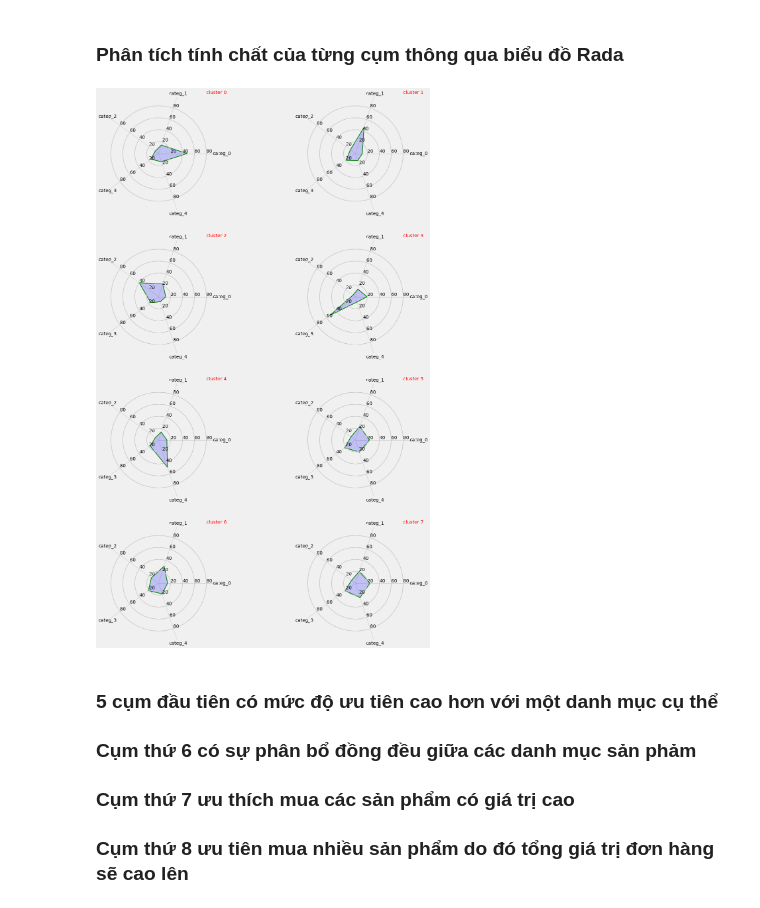
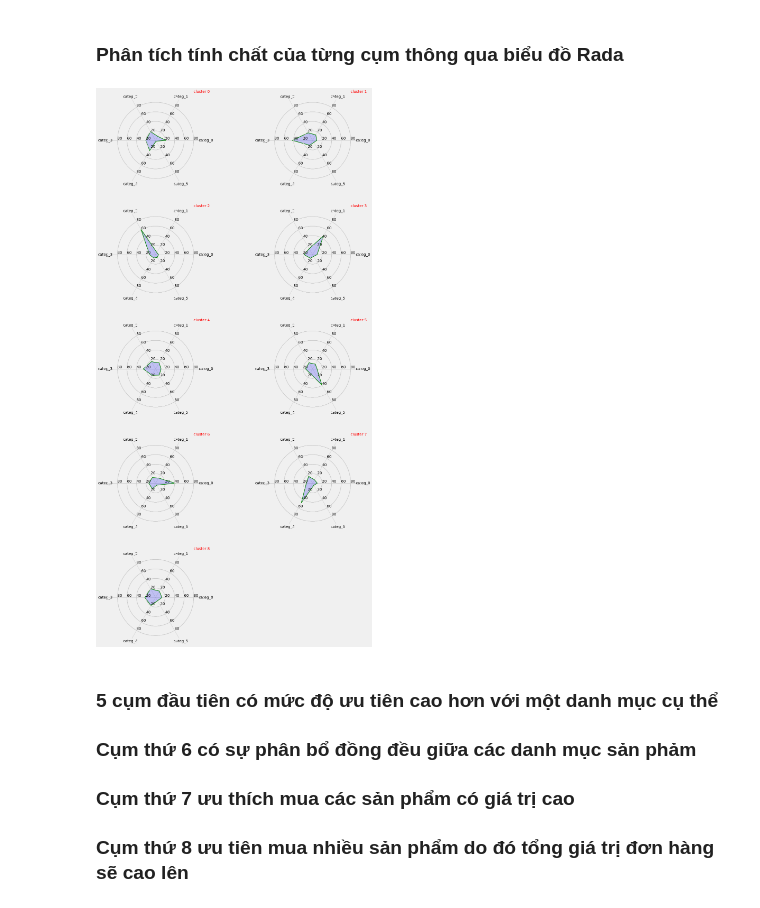
Before and after one commit to vukhanh09/customer_segmentation, a Jupyter notebook: src/Insight/cluster_customer.ipynb, the cells around one changed output. Drawn from its saved outputs; the diff is of its cells as text; code cells hidden in the pictures.

```diff
--- a/src/Insight/cluster_customer.ipynb
+++ b/src/Insight/cluster_customer.ipynb
@@ -26,10 +26,14 @@ selected_customers = pd.read_csv('../dataset/selected_customers.csv')
 # %% [markdown]
 ### Tìm số lượng cụm
 # %%
+silhouette_values = []
+
 for n_clusters in range(3,15):
     kmeans = KMeans(init='k-means++', n_clusters = n_clusters, n_init=30)
     kmeans.fit(scaled_matrix)
     clusters = kmeans.predict(scaled_matrix)
     silhouette_avg = silhouette_score(scaled_matrix, clusters)
+    silhouette_values.append(silhouette_avg)
+
     print("For n_clusters =", n_clusters, "The average silhouette_score is :", silhouette_avg)
 # %% [output]
@@ -50,5 +61,5 @@ For n_clusters = 14 The average silhouette_score is : 0.20083624840083084
 # %%
-n_clusters = 8
+n_clusters = 9
 kmeans = KMeans(init='k-means++', n_clusters = n_clusters, n_init=100)
 kmeans.fit(scaled_matrix)
 clusters_clients = kmeans.predict(scaled_matrix)
@@ -132,7 +143,7 @@ merged_df = merged_df.sort_values('sum')
 number of customers: 963
 # %%
 liste_index = []
-for i in range(5):
+for i in range(6):
     column = 'categ_{}'.format(i)
     liste_index.append(merged_df[merged_df[column] == merged_df[column].max()].index.values[0])
 
@@ -209,29 +221,29 @@ class RadarChart():
 # %%
 fig = plt.figure(figsize=(15,20))
 
 # attributes = ['count', 'mean', 'sum', 'categ_0', 'categ_1', 'categ_2', 'categ_3', 'categ_4']
 # ranges = [[0.01, 10], [0.01, 3000], [0.01, 6000], [0.01, 75], [0.01, 75], [0.01, 75], [0.01, 75], [0.01, 75]]
 
-attributes = ['categ_0', 'categ_1', 'categ_2', 'categ_3', 'categ_4']
-ranges = [[0.01, 100], [0.01, 100], [0.01, 100], [0.01, 100], [0.01, 100]]
-index  = [0, 1, 2, 3, 4, 5, 6, 7]
+attributes = ['categ_0', 'categ_1', 'categ_2', 'categ_3', 'categ_4','categ_5']
+ranges = [[0.01, 100], [0.01, 100], [0.01, 100], [0.01, 100], [0.01, 100],[0.01, 100]]
+index  = [0, 1, 2, 3, 4, 5, 6, 7,8]
 
 n_groups = n_clusters ; i_cols = 2
 i_rows = n_groups//i_cols
 size_x, size_y = (1/i_cols), (1/i_rows)
 
 for ind in range(n_clusters):
     ix = ind%2 ; iy = i_rows - ind//2
     pos_x = ix*(size_x + 0.05) ; pos_y = iy*(size_y + 0.05)
     location = [pos_x, pos_y]  ; sizes = [size_x, size_y]
     data = np.array(merged_df.loc[index[ind], attributes])
     radar = RadarChart(fig, location, sizes, attributes, ranges)
     radar.plot(data, color = 'g', linewidth=2.0)
     radar.fill(data, alpha = 0.2, color = 'b')
     radar.title(title = 'cluster {}'.format(index[ind]), color = 'r')
     ind += 1
 # %% [output]
-[figure, old version]
+[figure, new version]
 # %% [markdown]
 ### 5 cụm đầu tiên có mức độ ưu tiên cao hơn với một danh mục cụ thể
 ### Cụm thứ 6 có sự phân bổ đồng đều giữa các danh mục sản phảm
```
Also changed, not shown: parts of 24 cells of this notebook, 11 other files.
